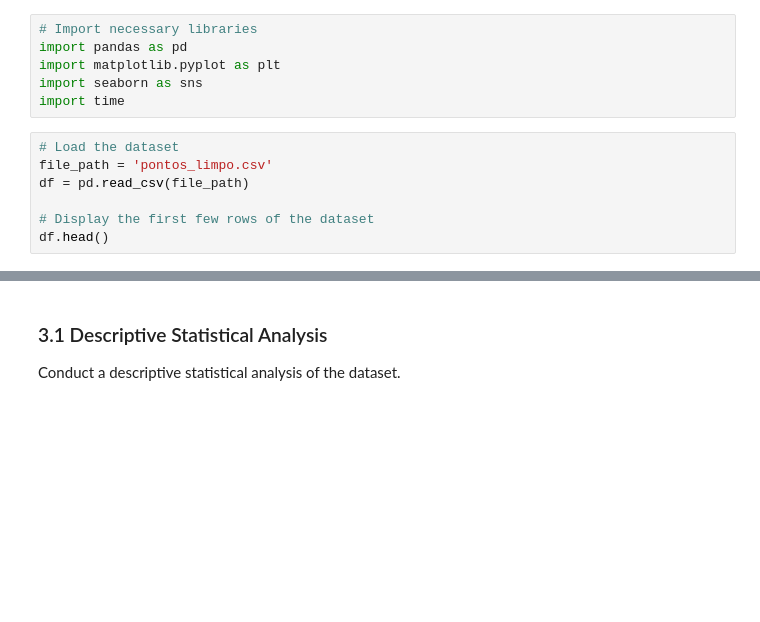
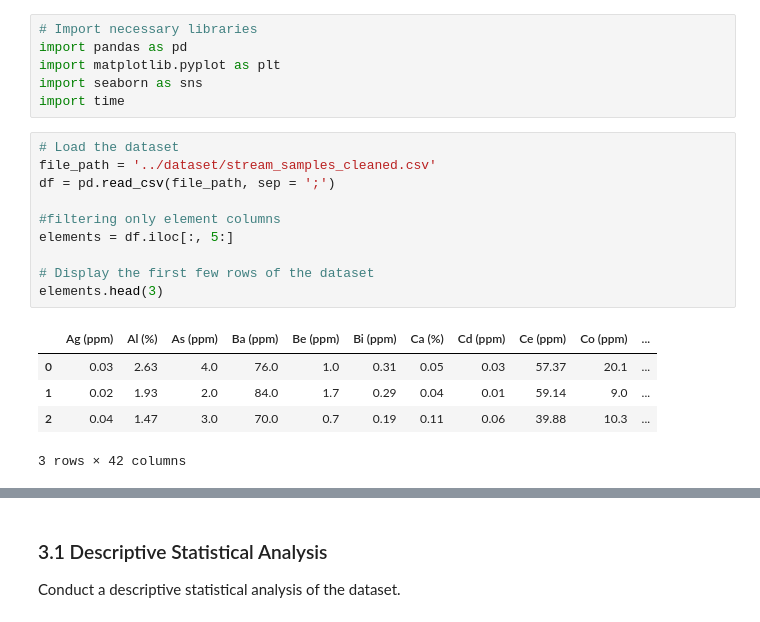
Before and after one commit to rodreras/StreamSamples_ML, a Jupyter notebook: milestone1/03_statistical_exploration.ipynb, the cells around one changed output, grey strips where cells are left out. Drawn from its saved outputs; the diff is of its cells as text; blank space fills up the shorter version.

```diff
--- a/milestone1/03_statistical_exploration.ipynb
+++ b/milestone1/03_statistical_exploration.ipynb
@@ -14,8 +14,17 @@ import seaborn as sns
 import time
 # %%
 # Load the dataset
-file_path = 'pontos_limpo.csv'
-df = pd.read_csv(file_path)
+file_path = '../dataset/stream_samples_cleaned.csv'
+df = pd.read_csv(file_path, sep = ';')
+
+#filtering only element columns
+elements = df.iloc[:, 5:]
 
 # Display the first few rows of the dataset
-df.head()
+elements.head(3)
+# %% [output]
+|  | Ag (ppm) | Al (%) | As (ppm) | Ba (ppm) | Be (ppm) | Bi (ppm) | Ca (%) | Cd (ppm) | Ce (ppm) | Co (ppm) | ... |
+| 0 | 0.03 | 2.63 | 4.0 | 76.0 | 1.0 | 0.31 | 0.05 | 0.03 | 57.37 | 20.1 | ... |
+| 1 | 0.02 | 1.93 | 2.0 | 84.0 | 1.7 | 0.29 | 0.04 | 0.01 | 59.14 | 9.0 | ... |
+| 2 | 0.04 | 1.47 | 3.0 | 70.0 | 0.7 | 0.19 | 0.11 | 0.06 | 39.88 | 10.3 | ... |
+3 rows × 42 columns
```
Also changed, not shown: parts of 4 cells of this notebook, 3 other files.
